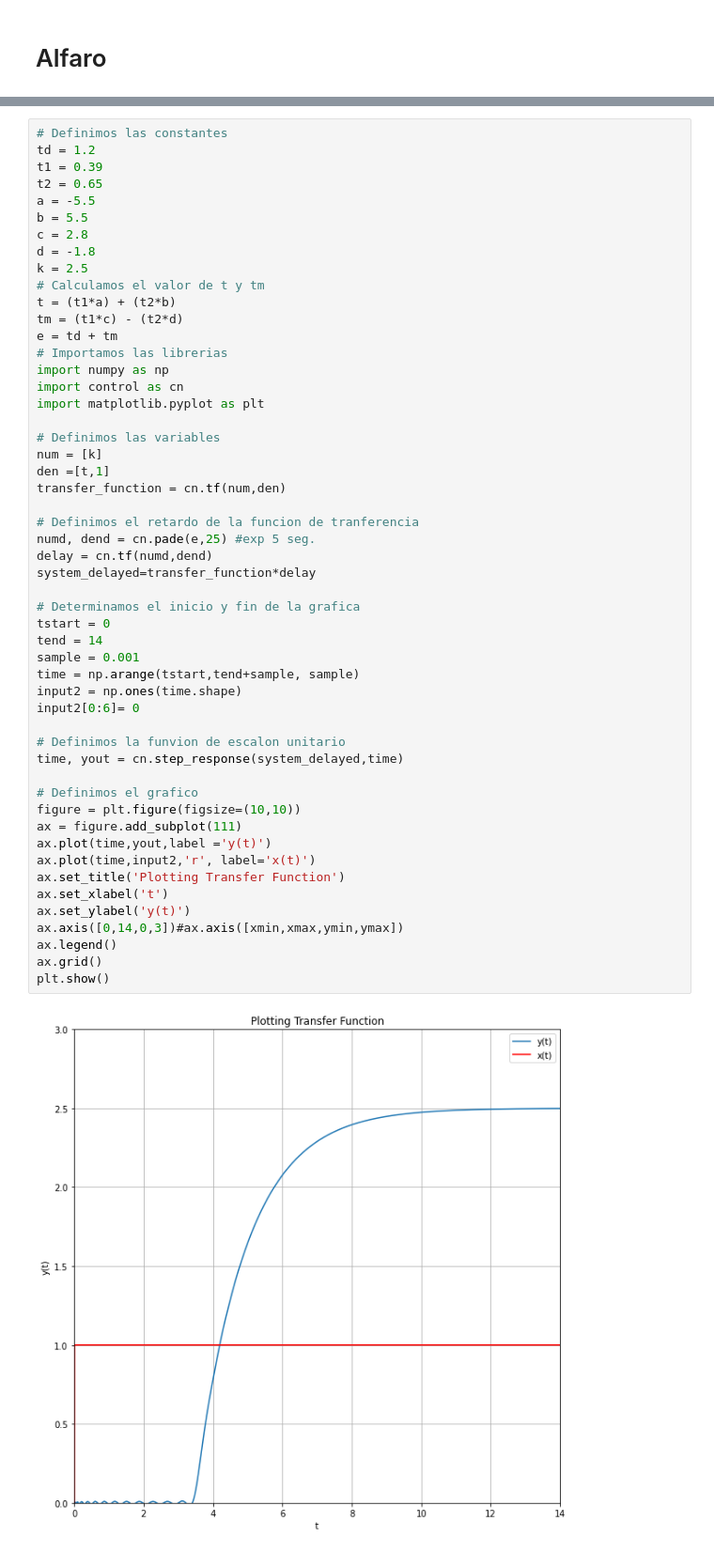
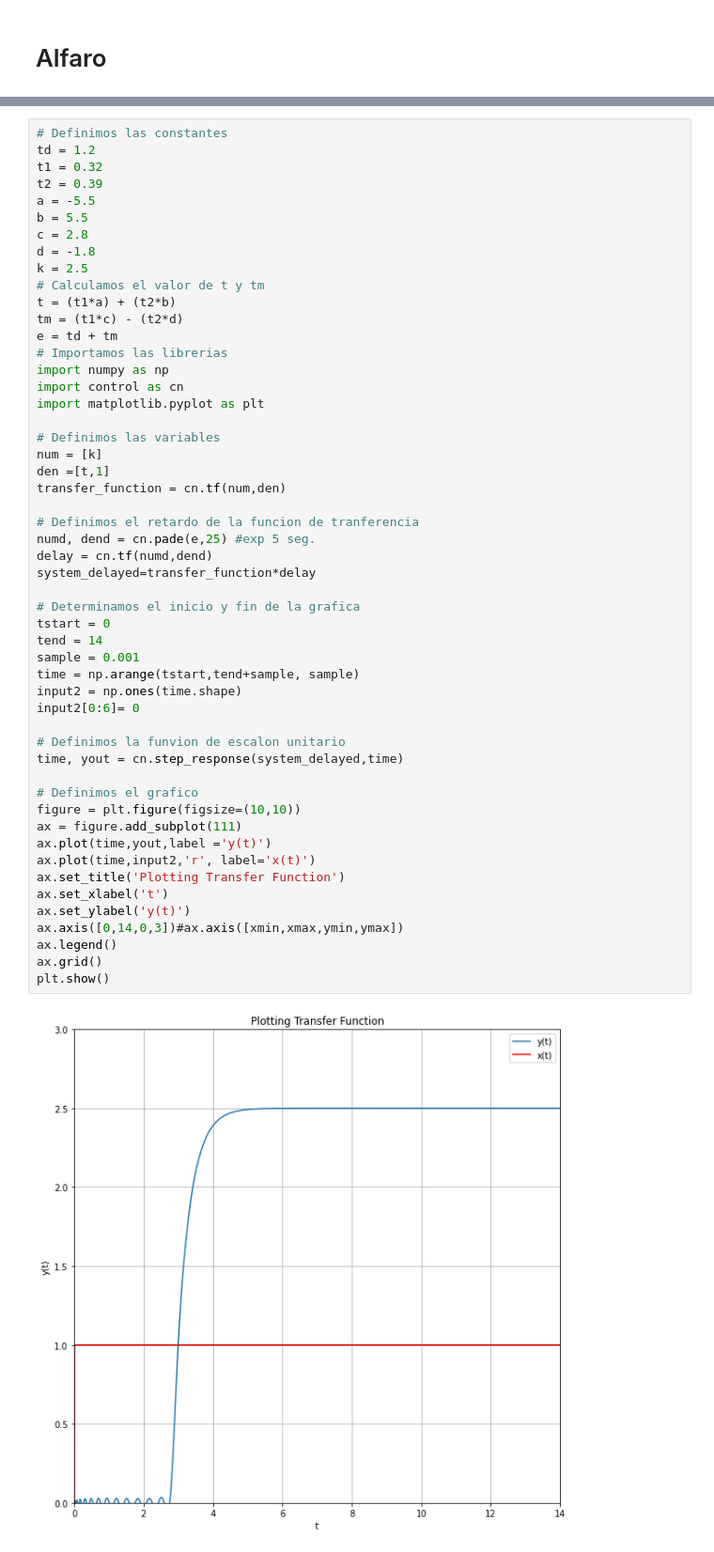
Before and after one commit to Ricardo-Gomez-4-113/Control-inteligente, a Jupyter notebook: Control_Inteligente.ipynb, the cells around one changed output, grey strips where cells are left out. Shown: that part at 94% size. Cells and saved outputs as stored; diff of their text form.

```diff
--- a/Control_Inteligente.ipynb
+++ b/Control_Inteligente.ipynb
@@ -1147,8 +1147,8 @@ Bröida
 # %%
 # Definimos las constantes
 td = 1.2
-t1 = 0.39
-t2 = 0.65
+t1 = 0.32
+t2 = 0.39
 a = -5.5
 b = 5.5
 c = 2.8
@@ -1170,31 +1170,31 @@ transfer_function = cn.tf(num,den)
 
 # Definimos el retardo de la funcion de tranferencia
 numd, dend = cn.pade(e,25) #exp 5 seg.
 delay = cn.tf(numd,dend)
 system_delayed=transfer_function*delay
 
 # Determinamos el inicio y fin de la grafica
 tstart = 0
 tend = 14
 sample = 0.001
 time = np.arange(tstart,tend+sample, sample)
 input2 = np.ones(time.shape)
 input2[0:6]= 0
 
 # Definimos la funvion de escalon unitario
 time, yout = cn.step_response(system_delayed,time)
 
 # Definimos el grafico
 figure = plt.figure(figsize=(10,10))
 ax = figure.add_subplot(111)
 ax.plot(time,yout,label ='y(t)')
 ax.plot(time,input2,'r', label='x(t)')
 ax.set_title('Plotting Transfer Function')
 ax.set_xlabel('t')
 ax.set_ylabel('y(t)')
 ax.axis([0,14,0,3])#ax.axis([xmin,xmax,ymin,ymax])
 ax.legend()
 ax.grid()
 plt.show()
 # %% [output]
-[figure, old version]
+[figure, new version]
```
Also changed, not shown: parts of 17 cells of this notebook.
